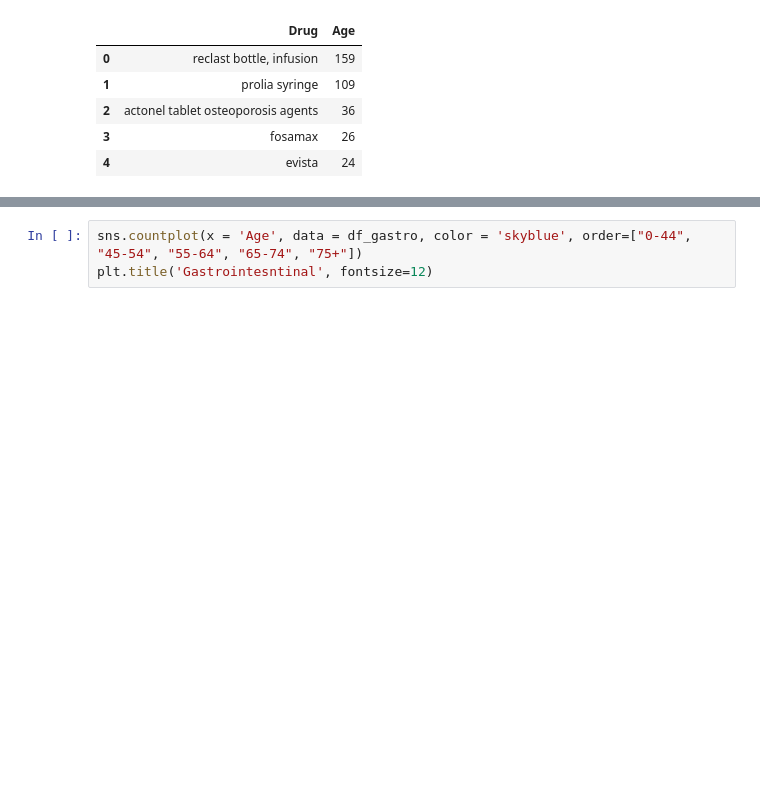
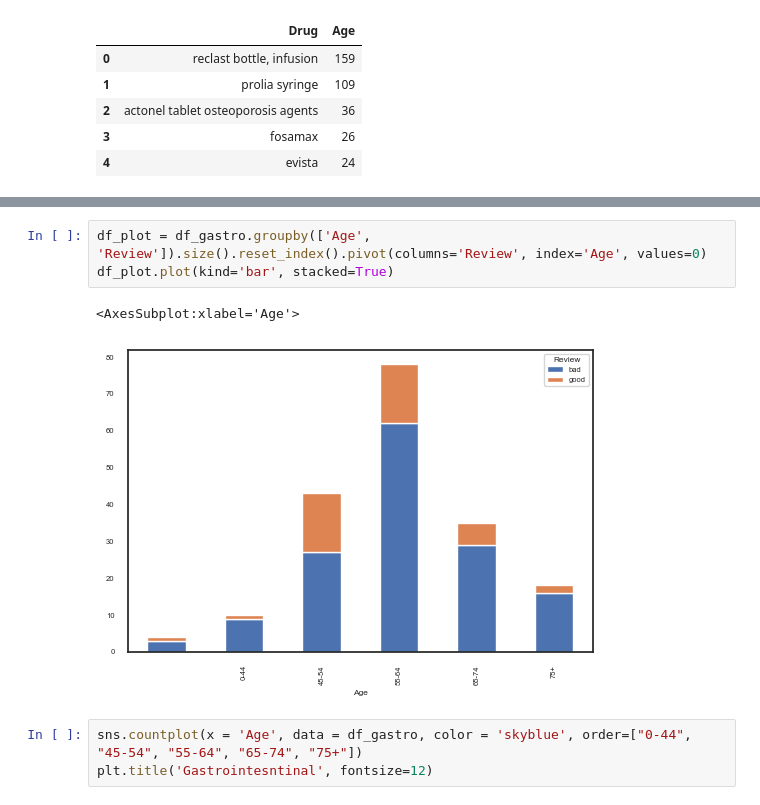
Before and after one commit to woonsupkim/DrugReview, a Jupyter notebook: Woon_after_Classification.ipynb, the cells around one changed output, grey strips where cells are left out. Drawn from its saved outputs; the diff is of its cells as text; blank space fills up the shorter version.

```diff
--- a/Woon_after_Classification.ipynb
+++ b/Woon_after_Classification.ipynb
@@ -466,3 +504,9 @@ df_limb.groupby('Drug')['Age'].count().sort_values(ascending = False).reset_inde
+# %%
+df_plot = df_gastro.groupby(['Age', 'Review']).size().reset_index().pivot(columns='Review', index='Age', values=0)
+df_plot.plot(kind='bar', stacked=True)
+# %% [output]
+<AxesSubplot:xlabel='Age'>
+[figure, added]
 # %%
 sns.countplot(x = 'Age', data = df_gastro, color = 'skyblue', order=["0-44", "45-54", "55-64", "65-74", "75+"])
 plt.title('Gastrointesntinal', fontsize=12)
```
Also changed, not shown: parts of 27 cells of this notebook.
